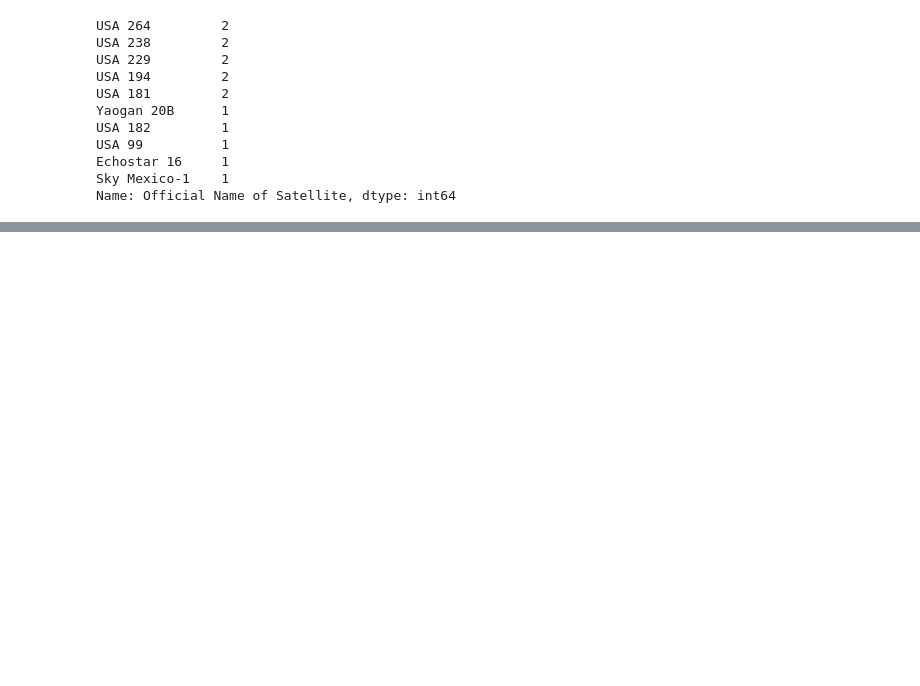
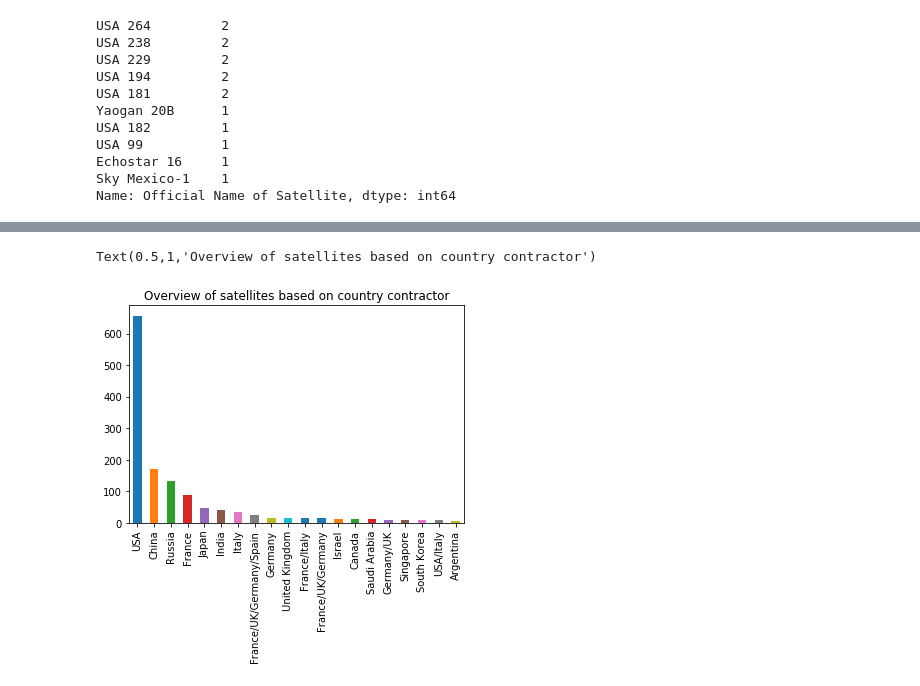
Before and after one commit to BriantOliveira/Starlink-Data-Investigation, a Jupyter notebook: notebooks/Satellites.ipynb, the cells around one changed output, grey strips where cells are left out. Saved outputs shown, nothing was run; the diff lists cells and outputs as text; code cells hidden in the pictures; blank space fills up the shorter version.

```diff
--- a/notebooks/Satellites.ipynb
+++ b/notebooks/Satellites.ipynb
@@ -78,0 +115,7 @@ Name: Official Name of Satellite, dtype: int64
+# %%
+country_contractor = sat_df['Country of Contractor']
+country_contractor.value_counts().head(20).plot(kind='bar')
+plt.title('Overview of satellites based on country contractor')
+# %% [output]
+Text(0.5,1,'Overview of satellites based on country contractor')
+[figure, added]
```
Also changed, not shown: parts of 5 cells of this notebook.
